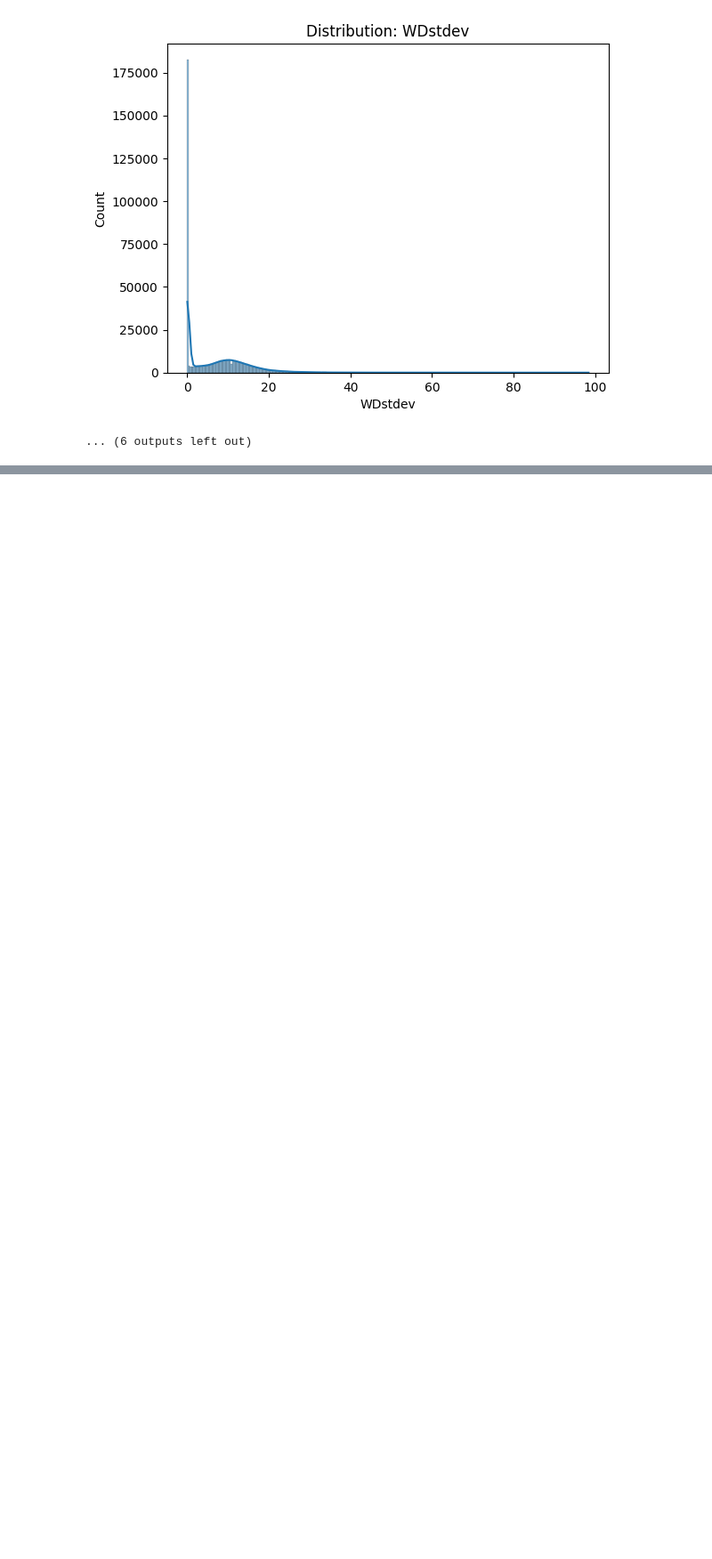
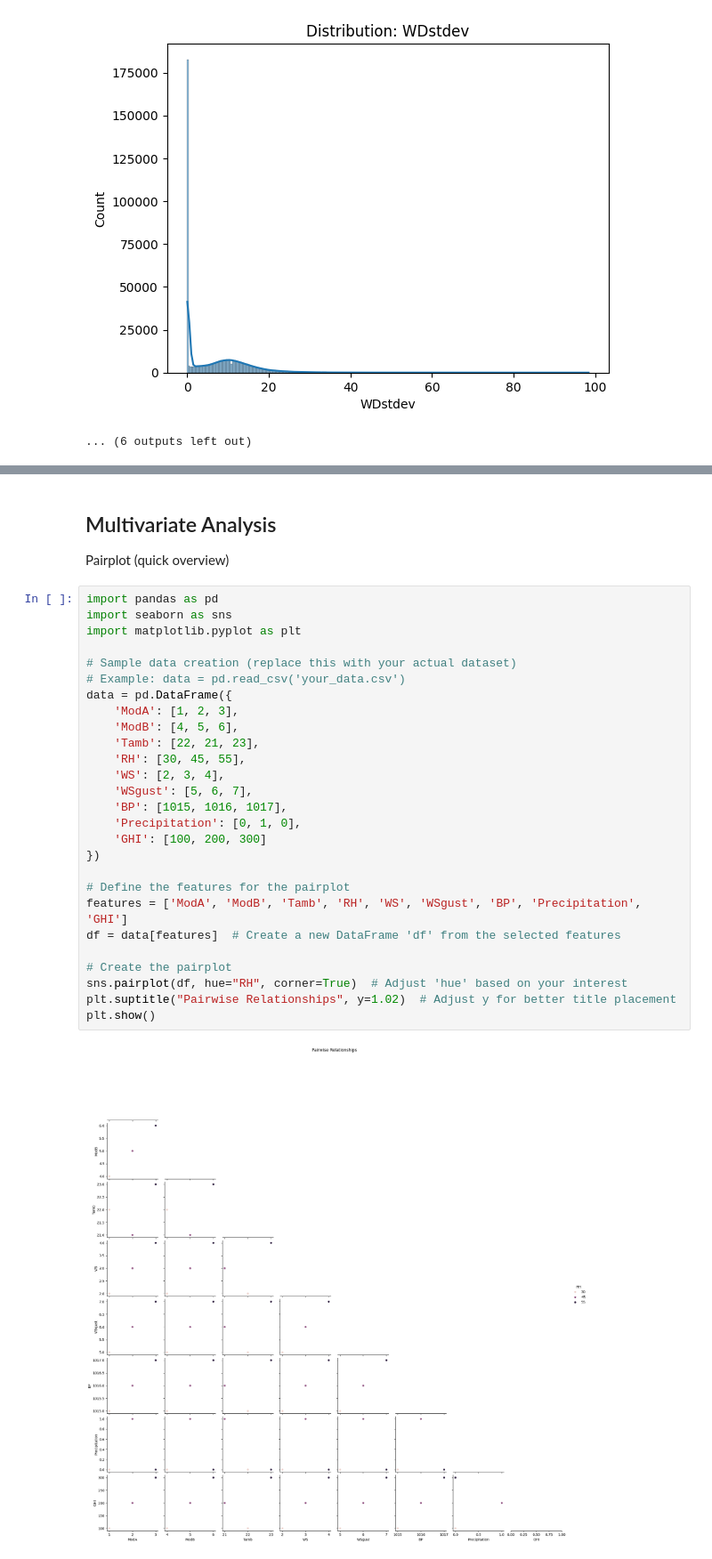
Before and after one commit to soltsega/KAIM-PRO, a Jupyter notebook: notebook/eda_siera_leone.ipynb, the cells around one changed output, grey strips where cells are left out. Shown at 89% size. Cells and saved outputs as stored; diff of their text form; blank space fills up the shorter version.

```diff
--- a/notebook/eda_siera_leone.ipynb
+++ b/notebook/eda_siera_leone.ipynb
@@ -193,0 +487,32 @@ for c in num_cols:
+# %% [markdown]
+## Multivariate Analysis
+ Pairplot (quick overview)
+# %%
+import pandas as pd
+import seaborn as sns
+import matplotlib.pyplot as plt
+
+# Sample data creation (replace this with your actual dataset)
+# Example: data = pd.read_csv('your_data.csv')
+data = pd.DataFrame({
+    'ModA': [1, 2, 3],
+    'ModB': [4, 5, 6],
+    'Tamb': [22, 21, 23],
+    'RH': [30, 45, 55],
+    'WS': [2, 3, 4],
+    'WSgust': [5, 6, 7],
+    'BP': [1015, 1016, 1017],
+    'Precipitation': [0, 1, 0],
+    'GHI': [100, 200, 300]
+})
+
+# Define the features for the pairplot
+features = ['ModA', 'ModB', 'Tamb', 'RH', 'WS', 'WSgust', 'BP', 'Precipitation', 'GHI']
+df = data[features]  # Create a new DataFrame 'df' from the selected features
+
+# Create the pairplot
+sns.pairplot(df, hue="RH", corner=True)  # Adjust 'hue' based on your interest
+plt.suptitle("Pairwise Relationships", y=1.02)  # Adjust y for better title placement
+plt.show()
+# %% [output]
+[figure, added]
```
Also changed, not shown: parts of 10 cells of this notebook, 5 other files.
